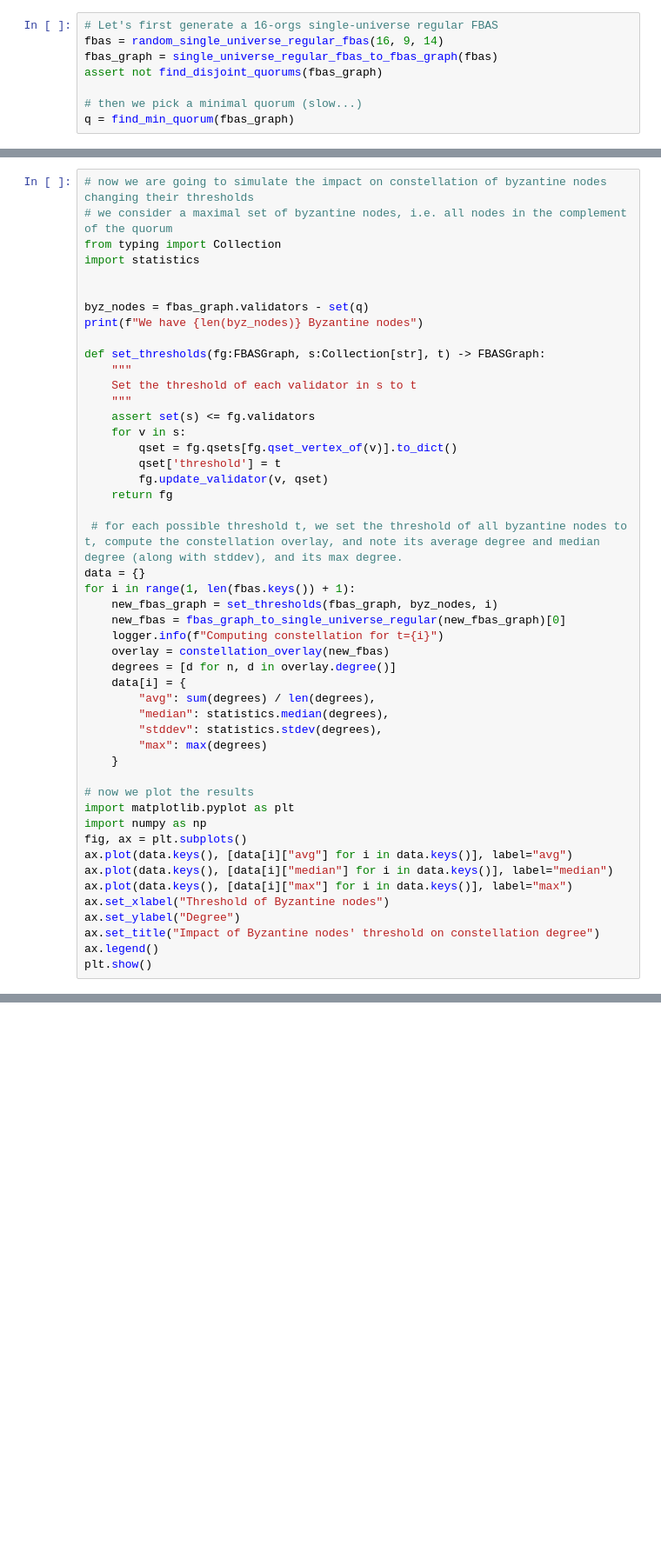
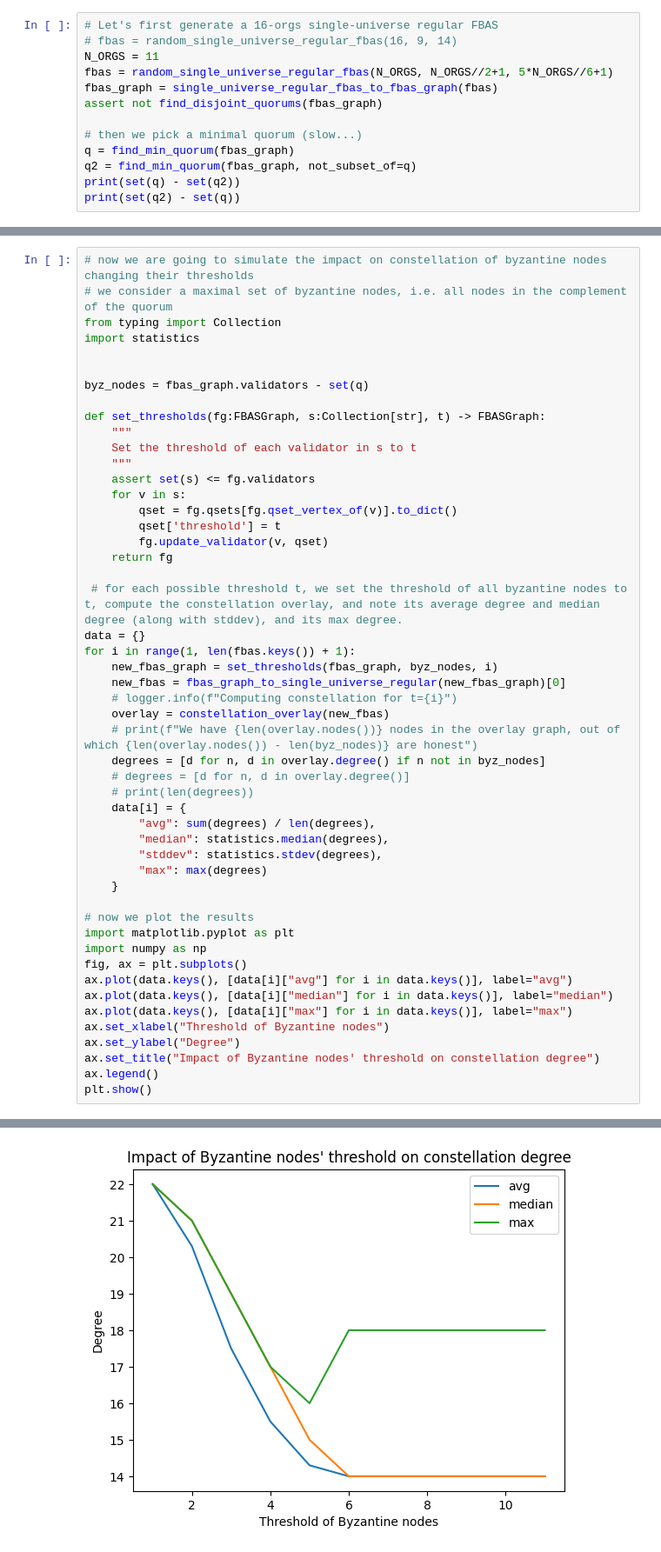
Before and after one commit to nano-o/python-fbas, a Jupyter notebook: python_fbas/constellation/notebooks/byzantine_thresholds.ipynb, the cells around one changed output, grey strips where cells are left out. Shown: that part at 87% size. Drawn from its saved outputs; the diff is of its cells as text; blank space fills up the shorter version.

```diff
--- a/python_fbas/constellation/notebooks/byzantine_thresholds.ipynb
+++ b/python_fbas/constellation/notebooks/byzantine_thresholds.ipynb
@@ -38,8 +38,13 @@ logger.info("Logger is set up and ready to use.")
 # %%
 # Let's first generate a 16-orgs single-universe regular FBAS
-fbas = random_single_universe_regular_fbas(16, 9, 14)
+# fbas = random_single_universe_regular_fbas(16, 9, 14)
+N_ORGS = 11
+fbas = random_single_universe_regular_fbas(N_ORGS, N_ORGS//2+1, 5*N_ORGS//6+1)
 fbas_graph = single_universe_regular_fbas_to_fbas_graph(fbas)
 assert not find_disjoint_quorums(fbas_graph)
 
 # then we pick a minimal quorum (slow...)
 q = find_min_quorum(fbas_graph)
+q2 = find_min_quorum(fbas_graph, not_subset_of=q)
+print(set(q) - set(q2))
+print(set(q2) - set(q))
@@ -51,7 +59,6 @@ import statistics
 
 
 byz_nodes = fbas_graph.validators - set(q)
-print(f"We have {len(byz_nodes)} Byzantine nodes")
 
 def set_thresholds(fg:FBASGraph, s:Collection[str], t) -> FBASGraph:
     """
@@ -69,9 +76,12 @@ data = {}
 for i in range(1, len(fbas.keys()) + 1):
     new_fbas_graph = set_thresholds(fbas_graph, byz_nodes, i)
     new_fbas = fbas_graph_to_single_universe_regular(new_fbas_graph)[0]
-    logger.info(f"Computing constellation for t={i}")
+    # logger.info(f"Computing constellation for t={i}")
     overlay = constellation_overlay(new_fbas)
-    degrees = [d for n, d in overlay.degree()]
+    # print(f"We have {len(overlay.nodes())} nodes in the overlay graph, out of which {len(overlay.nodes()) - len(byz_nodes)} are honest")
+    degrees = [d for n, d in overlay.degree() if n not in byz_nodes]
+    # degrees = [d for n, d in overlay.degree()]
+    # print(len(degrees))
     data[i] = {
         "avg": sum(degrees) / len(degrees),
         "median": statistics.median(degrees),
@@ -108,0 +105 @@ INFO:JupyterLogger:Computing constellation for t=6
+[figure, added]
```
Also changed, not shown: parts of 3 cells of this notebook, 1 other file.
